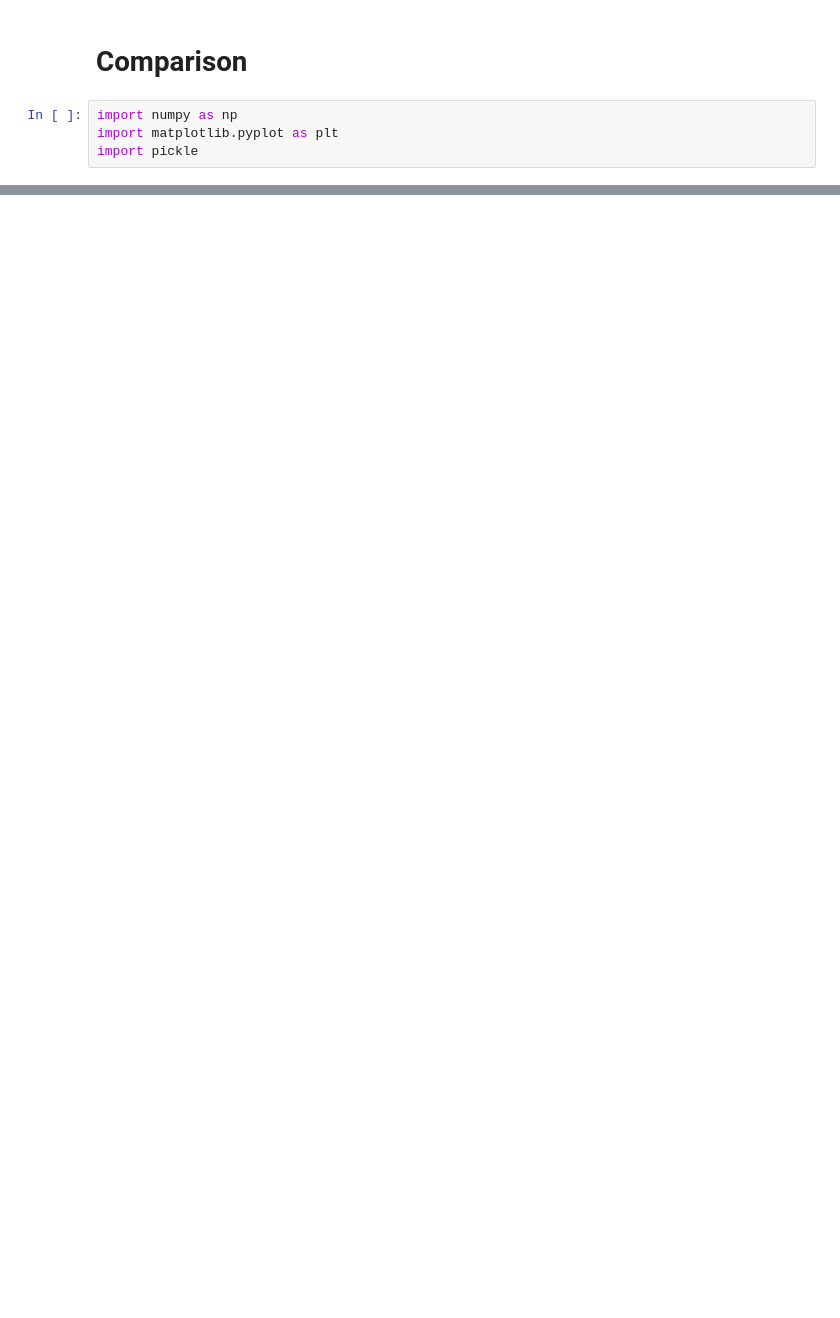
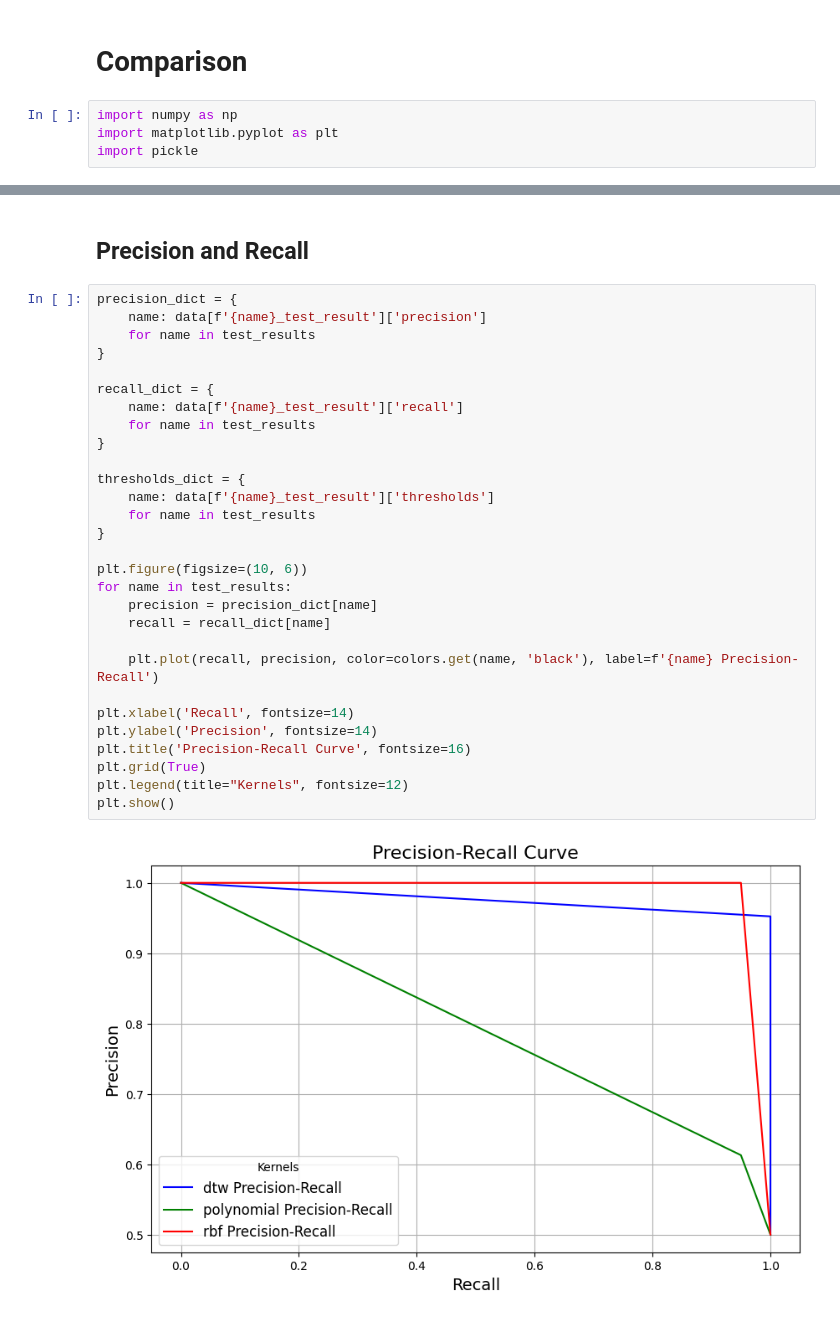
Before and after one commit to MarStreicher/IDA_Laser, a Jupyter notebook: src/evaluation/comparison.ipynb, the cells around one changed output, grey strips where cells are left out. Cells and saved outputs as stored; diff of their text form; blank space fills up the shorter version.

```diff
--- a/src/evaluation/comparison.ipynb
+++ b/src/evaluation/comparison.ipynb
@@ -78,0 +122,33 @@ rbf_var = 0.0
+# %% [markdown]
+## Precision and Recall
+# %%
+precision_dict = {
+    name: data[f'{name}_test_result']['precision']
+    for name in test_results
+}
+
+recall_dict = {
+    name: data[f'{name}_test_result']['recall']
+    for name in test_results
+}
+
+thresholds_dict = {
+    name: data[f'{name}_test_result']['thresholds']
+    for name in test_results
+}
+
+plt.figure(figsize=(10, 6))
+for name in test_results:
+    precision = precision_dict[name]
+    recall = recall_dict[name]
+
+    plt.plot(recall, precision, color=colors.get(name, 'black'), label=f'{name} Precision-Recall')
+
+plt.xlabel('Recall', fontsize=14)
+plt.ylabel('Precision', fontsize=14)
+plt.title('Precision-Recall Curve', fontsize=16)
+plt.grid(True)
+plt.legend(title="Kernels", fontsize=12)
+plt.show()
+# %% [output]
+[figure, added]
```
Also changed, not shown: parts of 15 cells of this notebook, 9 other files.
